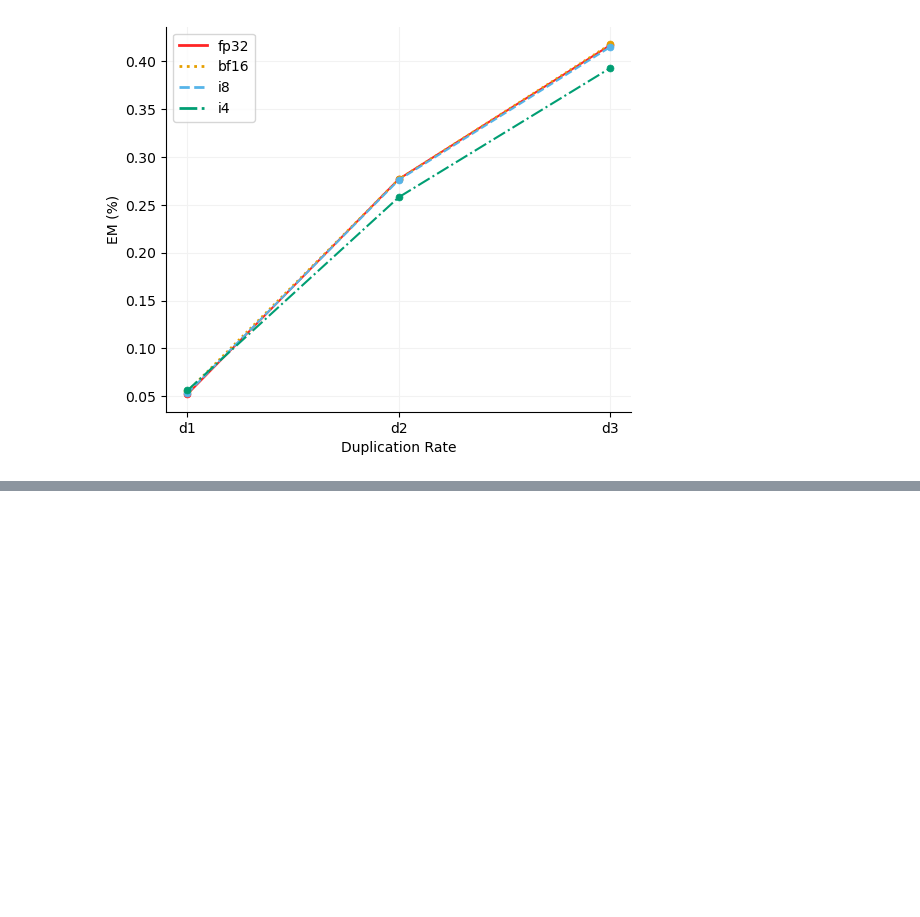
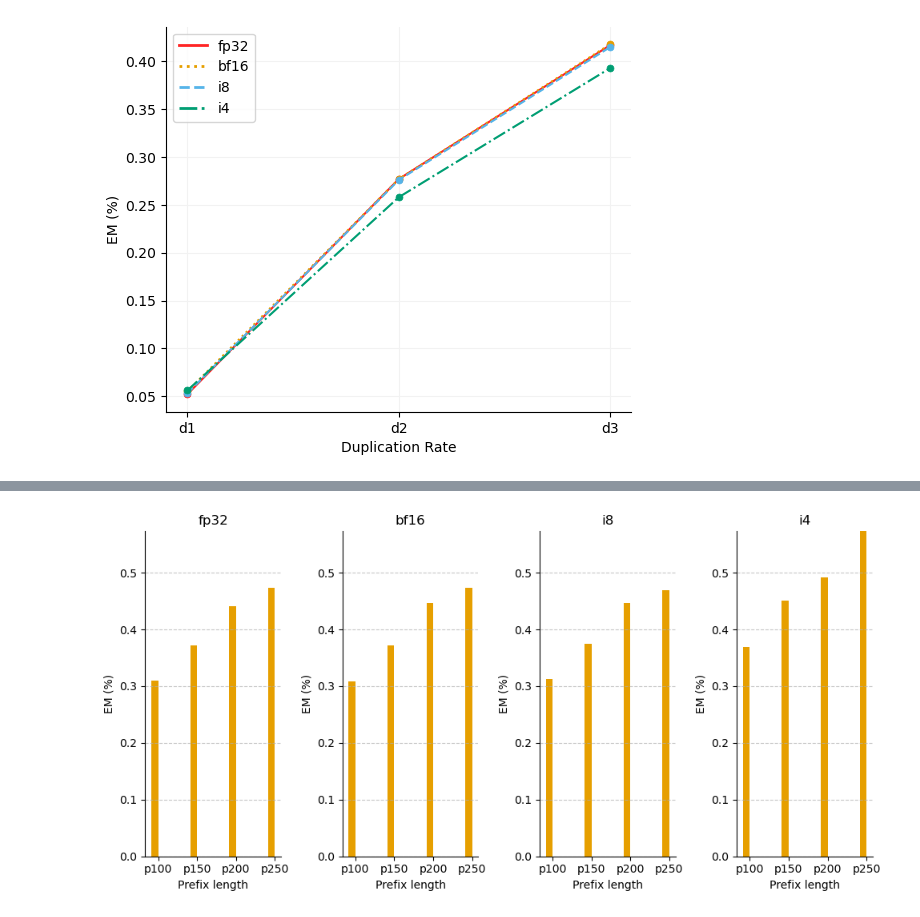
Before and after one commit to AISE-TUDelft/LLM4Code-memtune-ext, a Jupyter notebook: experiments/quantization/memorization/results/results_mem.ipynb, the cells around one changed output, grey strips where cells are left out. Drawn from its saved outputs; the diff is of its cells as text; code cells hidden in the pictures; blank space fills up the shorter version.

Commit message:
quant categorization exps

```diff
--- a/experiments/quantization/memorization/results/results_mem.ipynb
+++ b/experiments/quantization/memorization/results/results_mem.ipynb
@@ -547,0 +548,11 @@ fig.savefig('./quant_attack_mem_dedup.pdf', format='pdf')
+# %%
+expath = '../attack_mem_plen'
+# results dataset
+df = pd.read_parquet(os.path.join(expath,'attack_mem_plen.parquet'))
+
+df_fp32 = pd.read_parquet(os.path.join(fp32_path, "attack_mem_plen/attack_mem_plen.parquet"))
+
+merged_df = pd.merge(df, df_fp32,
+  on=['prefix_250', 'prefix_200',
+  'prefix_150', 'prefix_100', 'suffix'],
+  how='inner')
@@ -547,0 +749,7 @@ fig.savefig('./quant_attack_mem_dedup.pdf', format='pdf')
+# %%
+df_plen_baseline = pd.DataFrame({'fp32': plen_fp32_baseline['em'],
+                            'bf16': plen_bf16_baseline['em'],
+                            'i8': plen_i8_baseline['em'],
+                            'i4': plen_i4_baseline['em']
+                            })
+df_plen_baseline
@@ -547,0 +762,57 @@ fig.savefig('./quant_attack_mem_dedup.pdf', format='pdf')
+# %%
+fig, axes = plt.subplots(1, 4, figsize=(10, 5))  # Increased figure width
+axes = axes.flatten()
+
+
+# Number of bars (prefix lengths)
+num_bars = len(df_plen_baseline.index)
+bar_width = 0.35
+
+# Define a color palette
+labels = ['fp32', 'bf16', 'i8', 'i4']
+max_value = max(df_plen_baseline.max().max(), df_plen_baseline.max().max())
+
+# Define positions for the bars
+bar_positions = np.arange(num_bars)  # x positions for bars
+
+for i, label in enumerate(labels):
+    ax = axes[i]
+
+    # Define width for each group
+    width = bar_width / 2  # Since there are two groups for each label (ptrain and ftune)
+
+    # Positions for the bars in this group
+    positions_ep0 = bar_positions - width / 2  # center align ptrain bars
+    # positions_ep3 = bar_positions + width / 2  # center align ftune bars
+
+    ax.bar(positions_ep0, df_plen_baseline[label], width, label='Base', color='#E69F00')
+    #ax.bar(positions_ep3, df_plen_ep3[label], width, label='Fine-Tuned', color='#90C4FF')
+
+    # Hide all but the bottom spines (axis lines)
+    ax.spines["right"].set_visible(False)
+    ax.spines["top"].set_visible(False)
+
+    ax.set_xlabel('Prefix length')
+    ax.set_ylabel('EM (%)')
+    ax.set_title(f'{label}')
+
+    #ax.legend(loc='upper center', bbox_to_anchor=(0.5, 1.15), ncol=2)
+
+    # Set the same y-axis limit
+    ax.set_ylim(0, max_value)
+
+    # Set x-ticks to the center of the bars
+    ax.set_xticks(bar_positions)
+    ax.set_xticklabels(df_plen_baseline.index)
+
+    # Optional grid
+    ax.grid(axis='y', linestyle='--', alpha=0.7)
+
+#plt.legend(bbox_to_anchor=(1, 1))
+#plt.legend(loc='upper left', bbox_to_anchor=(-2.4, 1.3), ncol=2)
+#plt.legend(loc='upper center', bbox_to_anchor=(0.5, 1.25), ncol=2)
+plt.tight_layout()
+plt.show()
+fig.savefig('./quant_attack_mem_plen.pdf', format='pdf')
+# %% [output]
+[figure, added]
```
Also changed, not shown: parts of 18 cells of this notebook, 20 other files.
